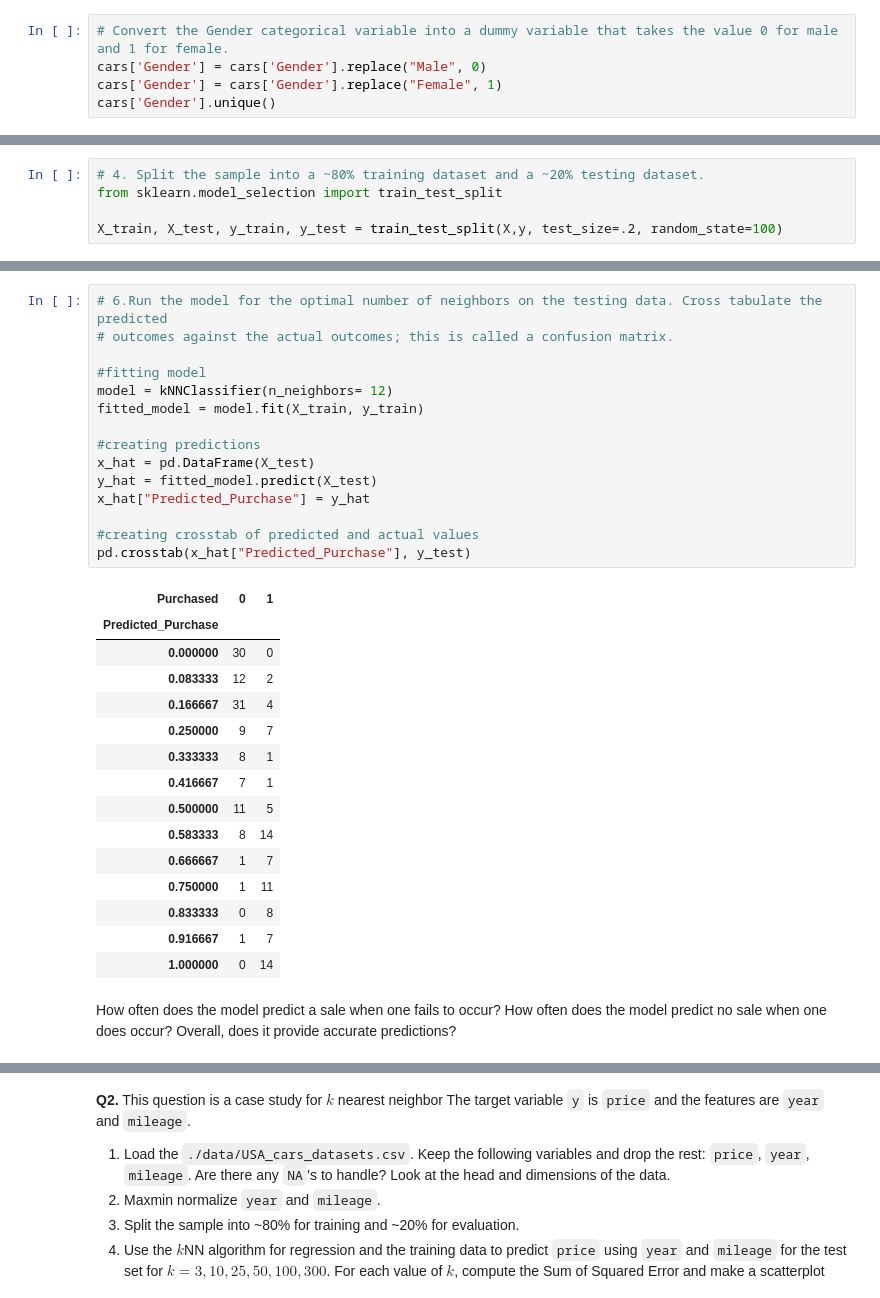
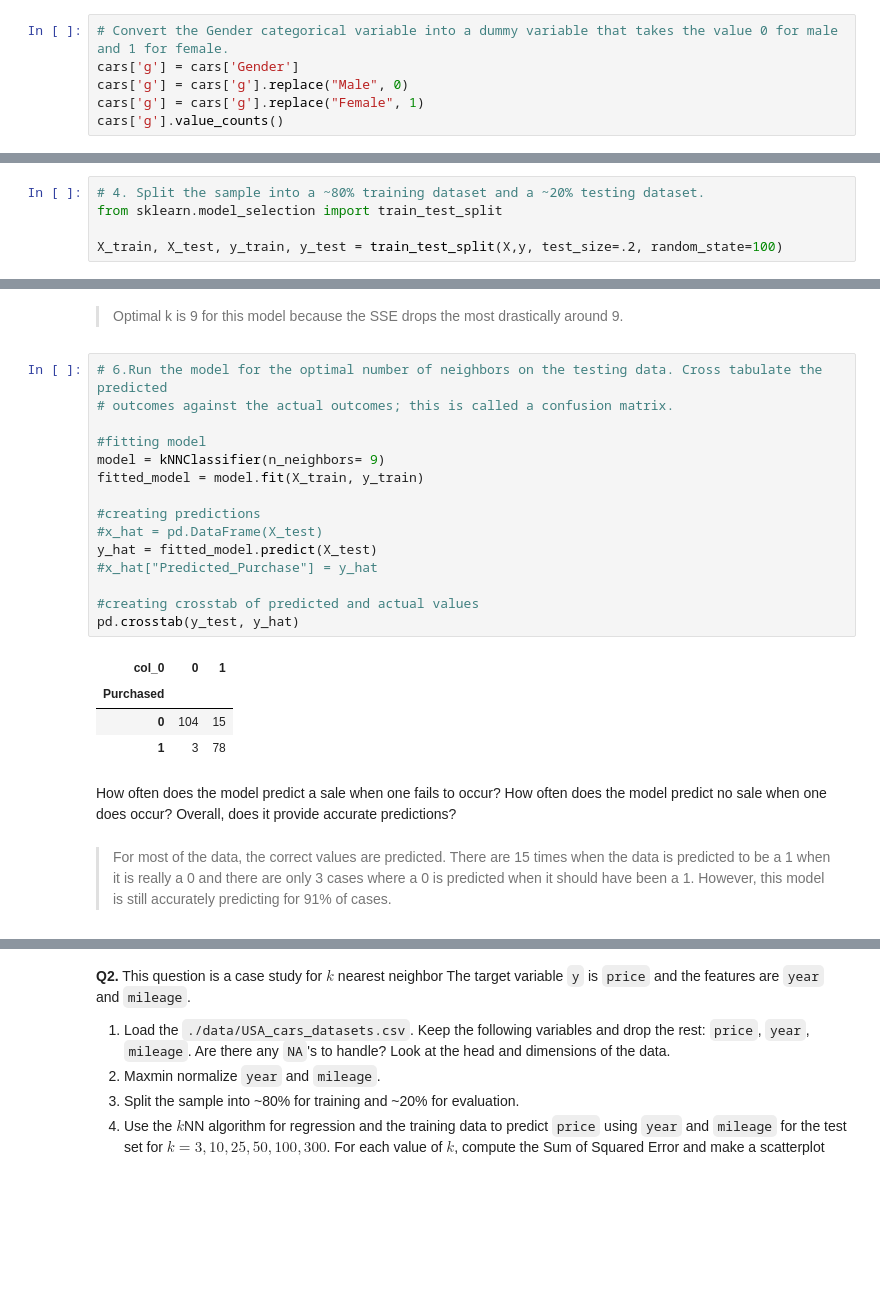
Before and after one commit to acb4rn/assignment3, a Jupyter notebook: assignment_knn_and_kmc.ipynb, the cells around one changed output, grey strips where cells are left out. Cells and saved outputs as stored; diff of their text form; blank space fills up the shorter version.

```diff
--- a/assignment_knn_and_kmc.ipynb
+++ b/assignment_knn_and_kmc.ipynb
@@ -58,6 +65,7 @@ There doesn't appear to be any missing values in the dataset because there are t
 # %%
 # Convert the Gender categorical variable into a dummy variable that takes the value 0 for male and 1 for female.
-cars['Gender'] = cars['Gender'].replace("Male", 0)
-cars['Gender'] = cars['Gender'].replace("Female", 1)
-cars['Gender'].unique()
+cars['g'] = cars['Gender']
+cars['g'] = cars['g'].replace("Male", 0)
+cars['g'] = cars['g'].replace("Female", 1)
+cars['g'].value_counts()
 # %% [output]
@@ -121,33 +137,26 @@ print(k_star)
+# %% [markdown]
+> Optimal k is 9 for this model because the SSE drops the most drastically around 9.
 # %%
 # 6.Run the model for the optimal number of neighbors on the testing data. Cross tabulate the predicted
 # outcomes against the actual outcomes; this is called a confusion matrix.
 
 #fitting model
-model = kNNClassifier(n_neighbors= 12)
+model = kNNClassifier(n_neighbors= 9)
 fitted_model = model.fit(X_train, y_train)
 
 #creating predictions
-x_hat = pd.DataFrame(X_test)
+#x_hat = pd.DataFrame(X_test)
 y_hat = fitted_model.predict(X_test)
-x_hat["Predicted_Purchase"] = y_hat
+#x_hat["Predicted_Purchase"] = y_hat
 
 #creating crosstab of predicted and actual values
-pd.crosstab(x_hat["Predicted_Purchase"], y_test)
+pd.crosstab(y_test, y_hat)
 # %% [output]
-| Purchased | 0 | 1 |
-| Predicted_Purchase |  |  |
-| 0.000000 | 30 | 0 |
-| 0.083333 | 12 | 2 |
-| 0.166667 | 31 | 4 |
-| 0.250000 | 9 | 7 |
-| 0.333333 | 8 | 1 |
-| 0.416667 | 7 | 1 |
-| 0.500000 | 11 | 5 |
-| 0.583333 | 8 | 14 |
-| 0.666667 | 1 | 7 |
-| 0.750000 | 1 | 11 |
-| 0.833333 | 0 | 8 |
-| 0.916667 | 1 | 7 |
-| 1.000000 | 0 | 14 |
+| col_0 | 0 | 1 |
+| Purchased |  |  |
+| 0 | 104 | 15 |
+| 1 | 3 | 78 |
 # %% [markdown]
 How often does the model predict a sale when one fails to occur? How often does the model predict no sale when one does occur? Overall, does it provide accurate predictions?
+# %% [markdown]
+> For most of the data, the correct values are predicted. There are 15 times when the data is predicted to be a 1 when it is really a 0 and there are only 3 cases where a 0 is predicted when it should have been a 1. However, this model is still accurately predicting for 91% of cases.
```
Also changed, not shown: parts of 8 cells of this notebook.
